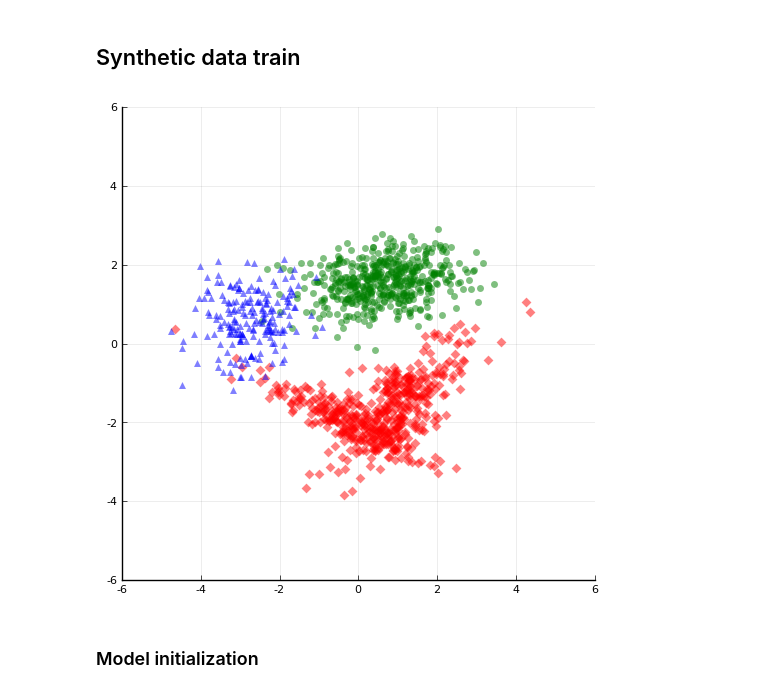
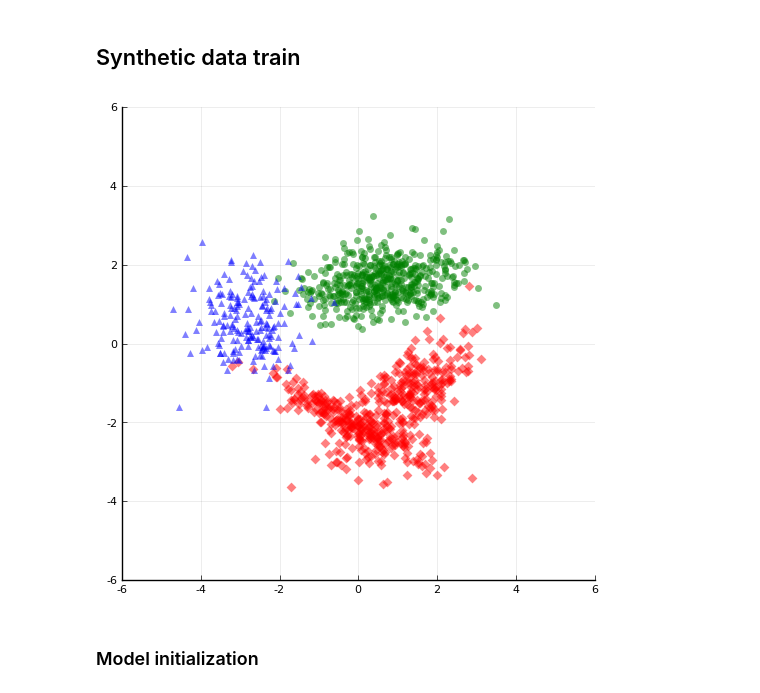
Before and after one commit to fnlandini/BayesianModels, a Jupyter notebook: examples/LogisticRegression.ipynb, the cells around one changed output. Drawn from its saved outputs; the diff is of its cells as text; code cells hidden in the pictures.

```diff
--- a/examples/LogisticRegression.ipynb
+++ b/examples/LogisticRegression.ipynb
@@ -115,7 +113,7 @@ function samplenormal(μ, Σ, size)
     μ .+ L * randn(2, size)
 end
 
-sizecoeff = 10
+sizecoeff = 9
 
 x1_train = hcat(samplenormal(μ1, Σ1, 3* sizecoeff), samplenormal(μ2, Σ2, 2 * sizecoeff))
 x2_train = samplenormal(μ3, Σ3, 5  * sizecoeff)
@@ -128,43 +126,37 @@ z_train = vcat(ones(Int64, size(x1_train, 2)), ones(Int64, size(x2_train, 2)) *
 
 # Normalize both train and test with respect to the mean of train
 train_mean = Statistics.mean(X_train, dims=2)
 X_train .-= train_mean
 X_test_norm = X_test .- train_mean
 x1_train .-= train_mean
 x2_train .-= train_mean
 x3_train .-= train_mean
 x1_test_norm = x1_test .- train_mean
 x2_test_norm = x2_test .- train_mean
 x3_test_norm = x3_test .- train_mean
 
 
 function plotdata!(p, x1_train, x2_train, x3_train)
     scatter!(p, x1_train[1, :], x1_train[2, :], label=nothing, marker = (:diamond, 5, 0.5, :red, stroke(0)))
     scatter!(p, x2_train[1, :], x2_train[2, :], label=nothing, marker = (:circle, 5, 0.5, :green, stroke(0)))
     scatter!(p, x3_train[1, :], x3_train[2, :], label=nothing, marker = (:utriangle, 5, 0.5, :blue, stroke(0)))
 end
 
 p = plot(size=(500, 500), xlims=(-6, 6), ylims=(-6, 6))
 plotdata!(p, x1_train, x2_train, x3_train)
 
-savefig("plots/train_"*string(sizecoeff)*".png")
 
+optim = "SGD"
 
+savefig("plots/"*optim*"/train_"*string(sizecoeff)*".png")
 
-
-
-function plotdata!(p, x1_test_norm, x2_test_norm, x3_test_norm)
-    scatter!(p, x1_test_norm[1, :], x1_test_norm[2, :], label=nothing, marker = (:diamond, 5, 0.5, :red, stroke(0)))
-    scatter!(p, x2_test_norm[1, :], x2_test_norm[2, :], label=nothing, marker = (:circle, 5, 0.5, :green, stroke(0)))
-    scatter!(p, x3_test_norm[1, :], x3_test_norm[2, :], label=nothing, marker = (:utriangle, 5, 0.5, :blue, stroke(0)))
-end
 
 p = plot(size=(500, 500), xlims=(-6, 6), ylims=(-6, 6))
 plotdata!(p, x1_test_norm, x2_test_norm, x3_test_norm)
 
-savefig("plots/test_norm.png")
+savefig("plots/"*optim*"/test_norm.png")
 # %% [output]
-[figure, old version]
+[figure, new version]
 # %% [markdown]
 ### Model initialization
 # %%
```
Also changed, not shown: parts of 26 cells of this notebook.
